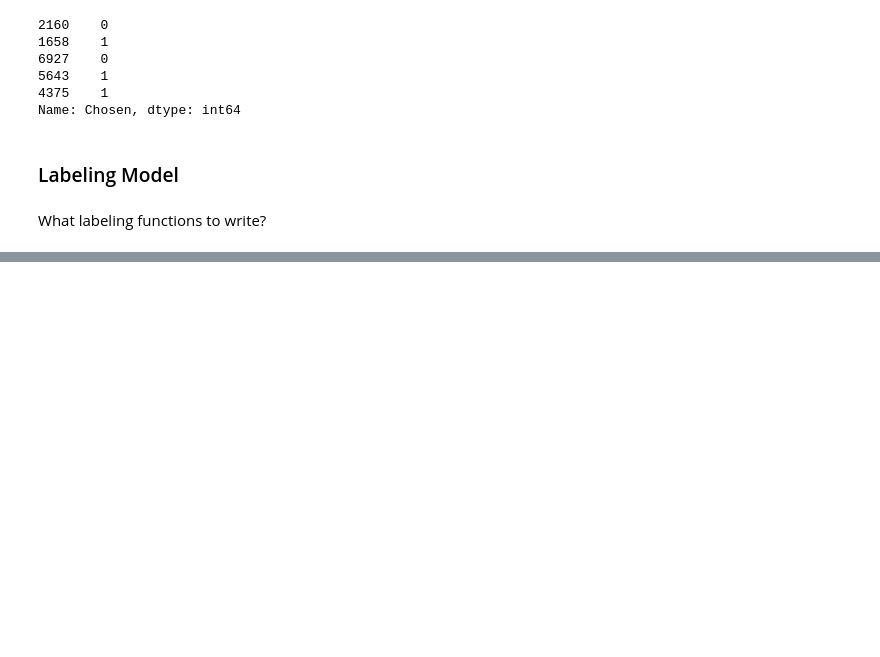
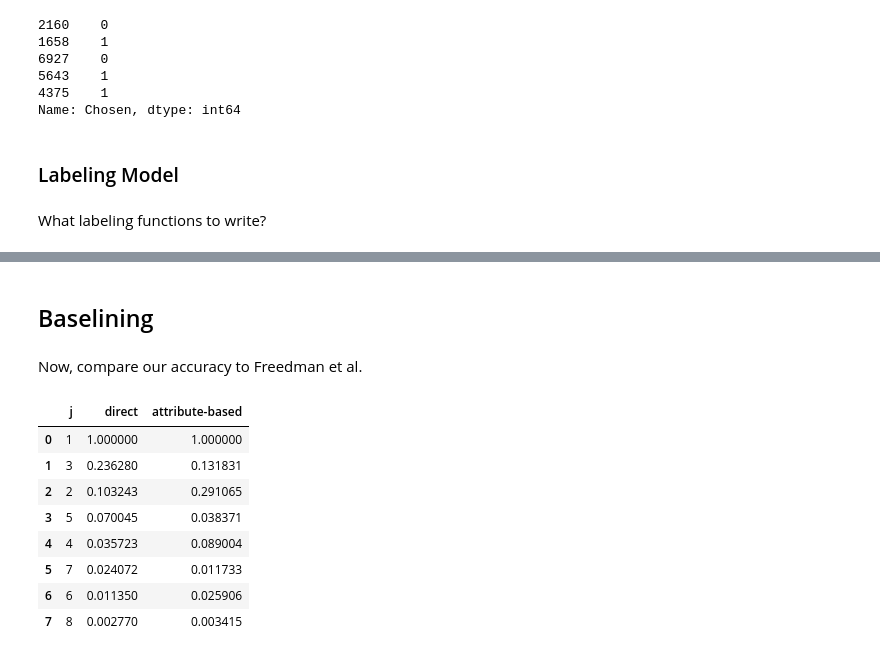
Before and after one commit to ryansteed/heuristic-moral-machine, a Jupyter notebook: jupyter/kidney-exchange.ipynb, the cells around one changed output, grey strips where cells are left out. Drawn from its saved outputs; the diff is of its cells as text; code cells hidden in the pictures; blank space fills up the shorter version.

```diff
--- a/jupyter/kidney-exchange.ipynb
+++ b/jupyter/kidney-exchange.ipynb
@@ -229,0 +319,21 @@ array(["I looked at the age and the other health problems.  I didn't really put
+# %% [markdown]
+## Baselining
+# %% [markdown]
+Now, compare our accuracy to Freedman et al.
+# %%
+profile_scores = pd.DataFrame({
+    'j': [1, 3, 2, 5, 4, 7, 6, 8],
+    'direct': [1, .236280167, 0.103243396, 0.070045054, 0.035722844, 0.024072427, 0.011349772, 0.002769801],
+    'attribute-based': [1, 0.13183083, 0.29106507, 0.03837135, 0.08900390, 0.01173346, 0.02590593, 0.00341520]
+})
+profile_scores
+# %% [output]
+|  | j | direct | attribute-based |
+| 0 | 1 | 1.000000 | 1.000000 |
+| 1 | 3 | 0.236280 | 0.131831 |
+| 2 | 2 | 0.103243 | 0.291065 |
+| 3 | 5 | 0.070045 | 0.038371 |
+| 4 | 4 | 0.035723 | 0.089004 |
+| 5 | 7 | 0.024072 | 0.011733 |
+| 6 | 6 | 0.011350 | 0.025906 |
+| 7 | 8 | 0.002770 | 0.003415 |
```
Also changed, not shown: parts of 21 cells of this notebook, 2 other files.
